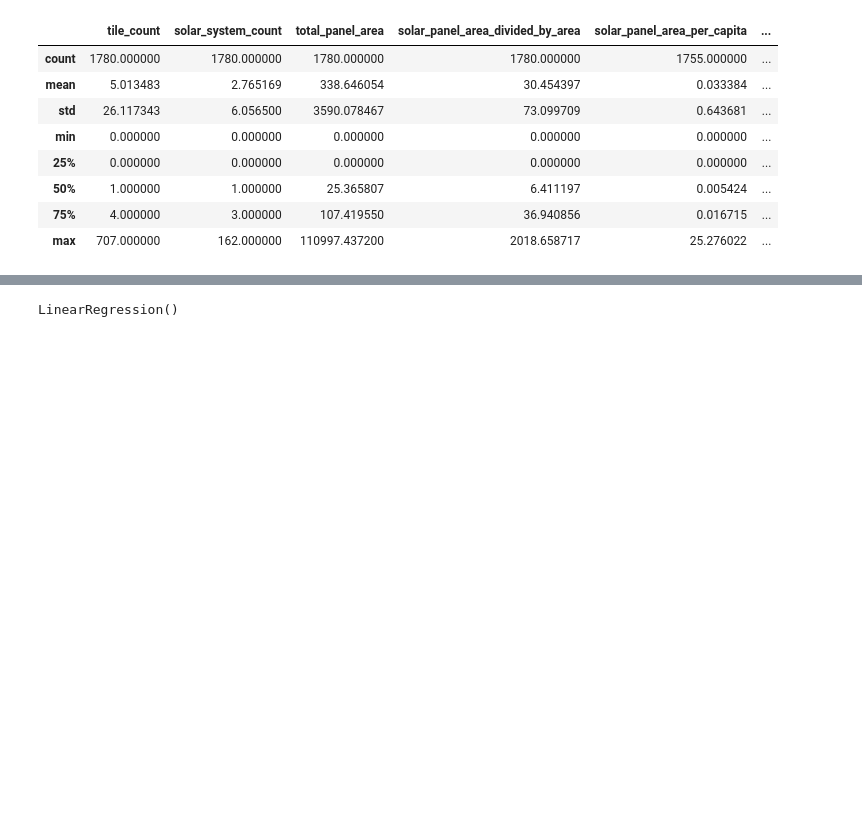
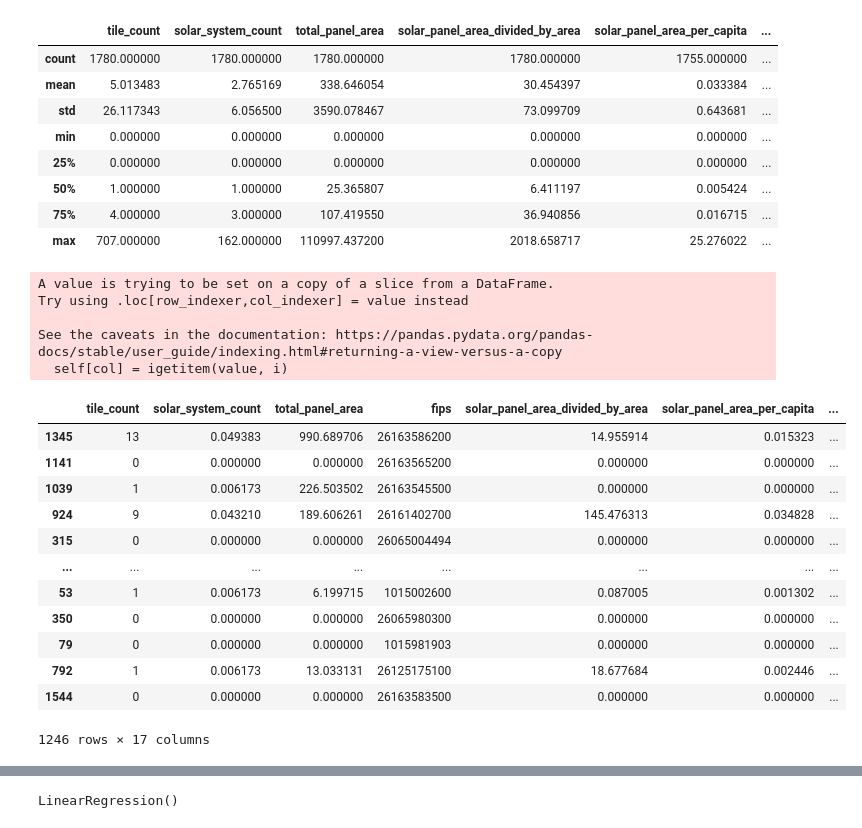
Before and after one commit to eescala2/Sunlight_Radiation_and_Solar_Panels, a Jupyter notebook: preliminary_sqlalchemy_preliminary_regression.ipynb, the cells around one changed output, grey strips where cells are left out. Cells and saved outputs as stored; diff of their text form; code cells hidden in the pictures; blank space fills up the shorter version.

```diff
--- a/preliminary_sqlalchemy_preliminary_regression.ipynb
+++ b/preliminary_sqlalchemy_preliminary_regression.ipynb
@@ -95,0 +115,26 @@ y=dataFrame['number_of_solar_system_per_household']
+# %%
+from sklearn.preprocessing import MinMaxScaler
+scaler=MinMaxScaler()
+numerical_variables=['daily_solar_radiation','median_income', 'education_level', 'homeownership','population_density', 'solar_system_count_residential', 'number_of_solar_system_per_household', 'solar_system_count']
+df_train[numerical_variables]=scaler.fit_transform(df_train[numerical_variables])
+
+df_train
+# %% [output]
+A value is trying to be set on a copy of a slice from a DataFrame.
+Try using .loc[row_indexer,col_indexer] = value instead
+
+See the caveats in the documentation: https://pandas.pydata.org/pandas-docs/stable/user_guide/indexing.html#returning-a-view-versus-a-copy
+  self[col] = igetitem(value, i)
+|  | tile_count | solar_system_count | total_panel_area | fips | solar_panel_area_divided_by_area | solar_panel_area_per_capita | ... |
+| 1345 | 13 | 0.049383 | 990.689706 | 26163586200 | 14.955914 | 0.015323 | ... |
+| 1141 | 0 | 0.000000 | 0.000000 | 26163565200 | 0.000000 | 0.000000 | ... |
+| 1039 | 1 | 0.006173 | 226.503502 | 26163545500 | 0.000000 | 0.000000 | ... |
+| 924 | 9 | 0.043210 | 189.606261 | 26161402700 | 145.476313 | 0.034828 | ... |
+| 315 | 0 | 0.000000 | 0.000000 | 26065004494 | 0.000000 | 0.000000 | ... |
+| ... | ... | ... | ... | ... | ... | ... | ... |
+| 53 | 1 | 0.006173 | 6.199715 | 1015002600 | 0.087005 | 0.001302 | ... |
+| 350 | 0 | 0.000000 | 0.000000 | 26065980300 | 0.000000 | 0.000000 | ... |
+| 79 | 0 | 0.000000 | 0.000000 | 1015981903 | 0.000000 | 0.000000 | ... |
+| 792 | 1 | 0.006173 | 13.033131 | 26125175100 | 18.677684 | 0.002446 | ... |
+| 1544 | 0 | 0.000000 | 0.000000 | 26163583500 | 0.000000 | 0.000000 | ... |
+1246 rows × 17 columns
```
Also changed, not shown: parts of 44 cells of this notebook.
